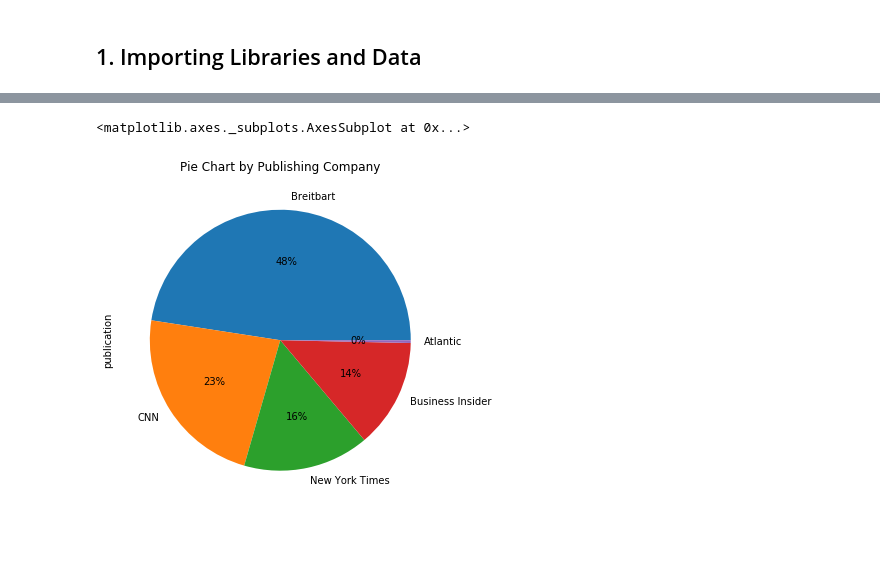
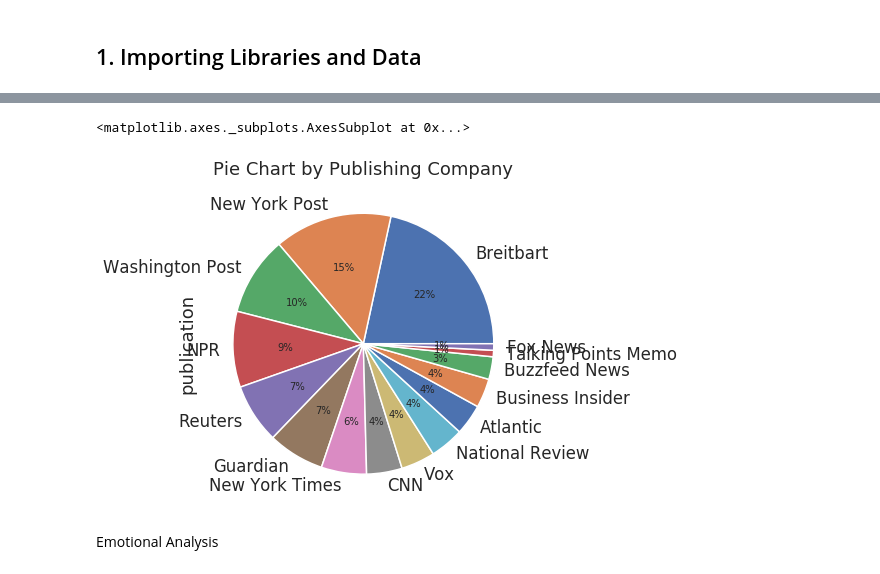
Before and after one commit to davidholcer/All-The-News-Sentiment-Analysis, a Jupyter notebook: Sentiment_Analysis.ipynb, the cells around one changed output, grey strips where cells are left out. Cells and saved outputs as stored; diff of their text form; code cells hidden in the pictures; blank space fills up the shorter version.

```diff
--- a/Sentiment_Analysis.ipynb
+++ b/Sentiment_Analysis.ipynb
@@ -46,0 +166,8 @@ df1.iloc[i,9]
+# %%
+clean.reset_index(inplace=True)
+# %%
+smaller=clean.sample(n=500, random_state=1)
+# %%
+smaller.reset_index(inplace=True)
+# %%
+smaller['content']= [clean_content(x) for x in smaller['content'].tolist()]
@@ -58,8 +330,10 @@ plt.rcParams["figure.figsize"] = plot_size
 # %%
-df1.publication.value_counts().plot(kind='pie', autopct='%1.0f%%',title='Pie Chart by Publishing Company')
+smaller.publication.value_counts().plot(kind='pie', autopct='%1.0f%%',title='Pie Chart by Publishing Company')
 # %% [output]
 <matplotlib.axes._subplots.AxesSubplot at 0x...>
-[figure, old version]
+[figure, new version]
+# %% [markdown]
+Emotional Analysis
 # %%
 pip install --upgrade "ibm-watson>=4.0.1"
 # %% [output]
```
Also changed, not shown: parts of 66 cells of this notebook.
